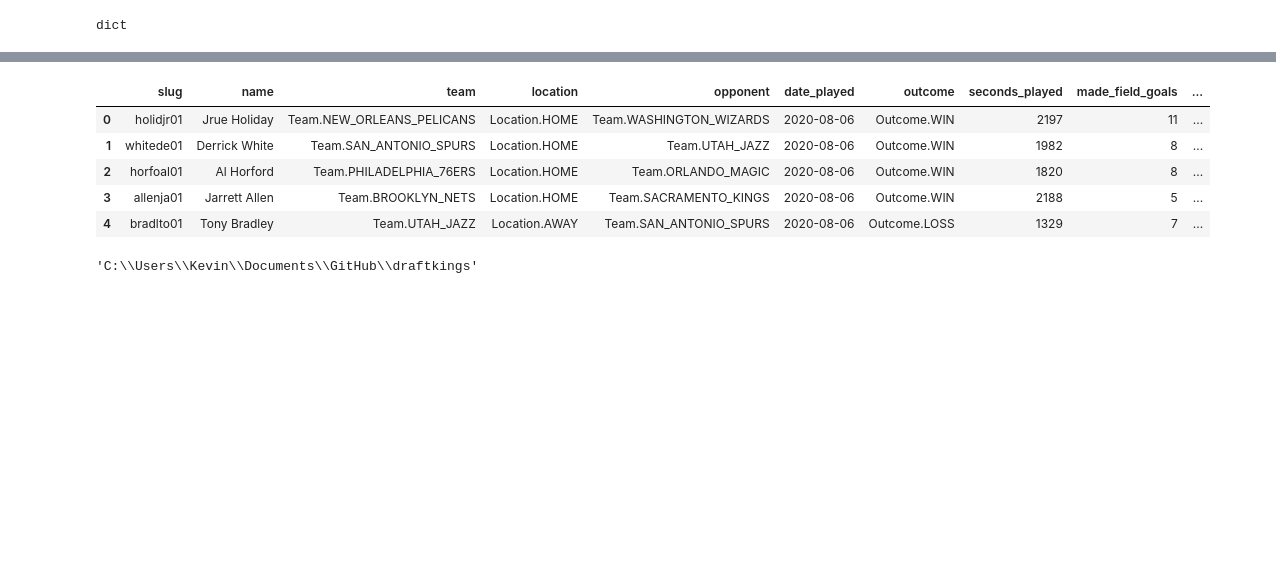
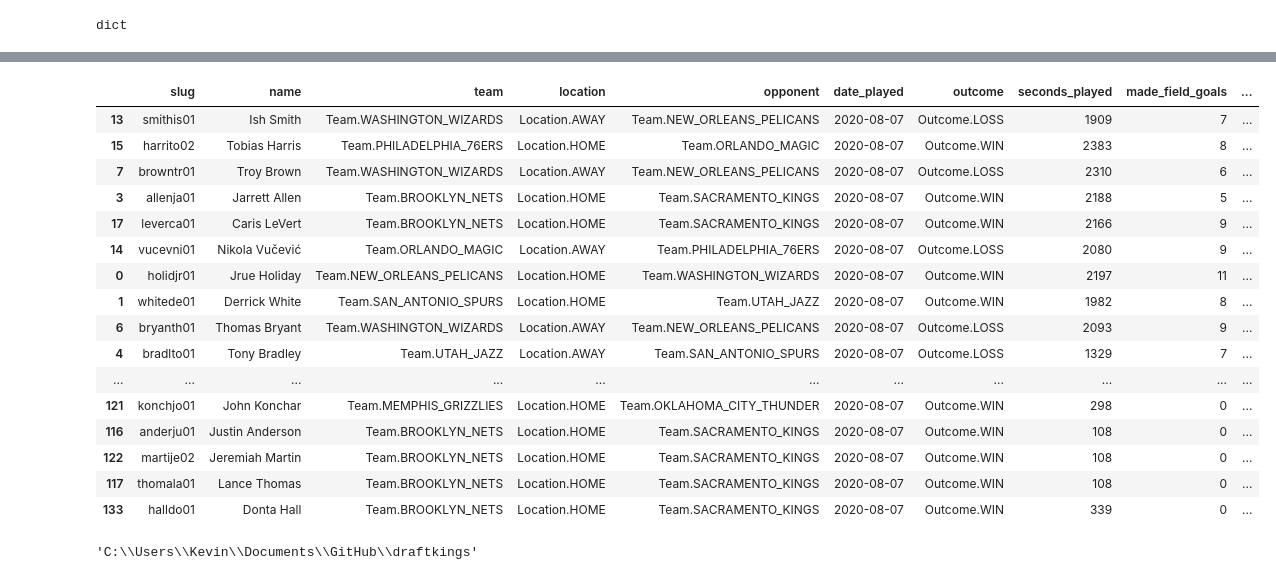
Before and after one commit to VincentLa/draftkings, a Jupyter notebook: notebooks/get_nba_box_scores.ipynb, the cells around one changed output, grey strips where cells are left out. Cells and saved outputs as stored; diff of their text form; code cells hidden in the pictures; blank space fills up the shorter version.

```diff
--- a/notebooks/get_nba_box_scores.ipynb
+++ b/notebooks/get_nba_box_scores.ipynb
@@ -60,6 +60,6 @@ player_box_scores[0]
 # %%
 player_box_scores_df = pd.DataFrame(player_box_scores)
-player_box_scores_df['date_played'] = dt.date(2020, 8, 6)
+player_box_scores_df['date_played'] = dt.date(2020, 8, 7)
 player_box_scores_df['total_rebounds'] = player_box_scores_df['offensive_rebounds'] + player_box_scores_df['defensive_rebounds']
 player_box_scores_df['total_points_scored'] = (player_box_scores_df['made_field_goals'] - player_box_scores_df['made_three_point_field_goals']) * 2 \
     + player_box_scores_df['made_three_point_field_goals'] * 3 \
@@ -108,15 +108,26 @@ player_box_scores_df = player_box_scores_df[[
     'triple_double_flag',
     'draftkings_points',
 ]]
-# %%
-player_box_scores_df.head()
-# %% [output]
-|  | slug | name | team | location | opponent | date_played | outcome | seconds_played | made_field_goals | ... |
-| 0 | holidjr01 | Jrue Holiday | Team.NEW_ORLEANS_PELICANS | Location.HOME | Team.WASHINGTON_WIZARDS | 2020-08-06 | Outcome.WIN | 2197 | 11 | ... |
-| 1 | whitede01 | Derrick White | Team.SAN_ANTONIO_SPURS | Location.HOME | Team.UTAH_JAZZ | 2020-08-06 | Outcome.WIN | 1982 | 8 | ... |
-| 2 | horfoal01 | Al Horford | Team.PHILADELPHIA_76ERS | Location.HOME | Team.ORLANDO_MAGIC | 2020-08-06 | Outcome.WIN | 1820 | 8 | ... |
-| 3 | allenja01 | Jarrett Allen | Team.BROOKLYN_NETS | Location.HOME | Team.SACRAMENTO_KINGS | 2020-08-06 | Outcome.WIN | 2188 | 5 | ... |
-| 4 | bradlto01 | Tony Bradley | Team.UTAH_JAZZ | Location.AWAY | Team.SAN_ANTONIO_SPURS | 2020-08-06 | Outcome.LOSS | 1329 | 7 | ... |
+# %%
+player_box_scores_df.sort_values('draftkings_points', ascending=False)
+# %% [output]
+|  | slug | name | team | location | opponent | date_played | outcome | seconds_played | made_field_goals | ... |
+| 13 | smithis01 | Ish Smith | Team.WASHINGTON_WIZARDS | Location.AWAY | Team.NEW_ORLEANS_PELICANS | 2020-08-07 | Outcome.LOSS | 1909 | 7 | ... |
+| 15 | harrito02 | Tobias Harris | Team.PHILADELPHIA_76ERS | Location.HOME | Team.ORLANDO_MAGIC | 2020-08-07 | Outcome.WIN | 2383 | 8 | ... |
+| 7 | browntr01 | Troy Brown | Team.WASHINGTON_WIZARDS | Location.AWAY | Team.NEW_ORLEANS_PELICANS | 2020-08-07 | Outcome.LOSS | 2310 | 6 | ... |
+| 3 | allenja01 | Jarrett Allen | Team.BROOKLYN_NETS | Location.HOME | Team.SACRAMENTO_KINGS | 2020-08-07 | Outcome.WIN | 2188 | 5 | ... |
+| 17 | leverca01 | Caris LeVert | Team.BROOKLYN_NETS | Location.HOME | Team.SACRAMENTO_KINGS | 2020-08-07 | Outcome.WIN | 2166 | 9 | ... |
+| 14 | vucevni01 | Nikola Vučević | Team.ORLANDO_MAGIC | Location.AWAY | Team.PHILADELPHIA_76ERS | 2020-08-07 | Outcome.LOSS | 2080 | 9 | ... |
+| 0 | holidjr01 | Jrue Holiday | Team.NEW_ORLEANS_PELICANS | Location.HOME | Team.WASHINGTON_WIZARDS | 2020-08-07 | Outcome.WIN | 2197 | 11 | ... |
+| 1 | whitede01 | Derrick White | Team.SAN_ANTONIO_SPURS | Location.HOME | Team.UTAH_JAZZ | 2020-08-07 | Outcome.WIN | 1982 | 8 | ... |
+| 6 | bryanth01 | Thomas Bryant | Team.WASHINGTON_WIZARDS | Location.AWAY | Team.NEW_ORLEANS_PELICANS | 2020-08-07 | Outcome.LOSS | 2093 | 9 | ... |
+| 4 | bradlto01 | Tony Bradley | Team.UTAH_JAZZ | Location.AWAY | Team.SAN_ANTONIO_SPURS | 2020-08-07 | Outcome.LOSS | 1329 | 7 | ... |
+| ... | ... | ... | ... | ... | ... | ... | ... | ... | ... | ... |
+| 121 | konchjo01 | John Konchar | Team.MEMPHIS_GRIZZLIES | Location.HOME | Team.OKLAHOMA_CITY_THUNDER | 2020-08-07 | Outcome.WIN | 298 | 0 | ... |
+| 116 | anderju01 | Justin Anderson | Team.BROOKLYN_NETS | Location.HOME | Team.SACRAMENTO_KINGS | 2020-08-07 | Outcome.WIN | 108 | 0 | ... |
+| 122 | martije02 | Jeremiah Martin | Team.BROOKLYN_NETS | Location.HOME | Team.SACRAMENTO_KINGS | 2020-08-07 | Outcome.WIN | 108 | 0 | ... |
+| 117 | thomala01 | Lance Thomas | Team.BROOKLYN_NETS | Location.HOME | Team.SACRAMENTO_KINGS | 2020-08-07 | Outcome.WIN | 108 | 0 | ... |
+| 133 | halldo01 | Donta Hall | Team.BROOKLYN_NETS | Location.HOME | Team.SACRAMENTO_KINGS | 2020-08-07 | Outcome.WIN | 339 | 0 | ... |
 # %%
 ROOT_DIR = os.path.abspath(os.curdir)
 ROOT_DIR = str(Path(ROOT_DIR).parents[0])
```
Also changed, not shown: parts of 4 cells of this notebook, 4 other files.
